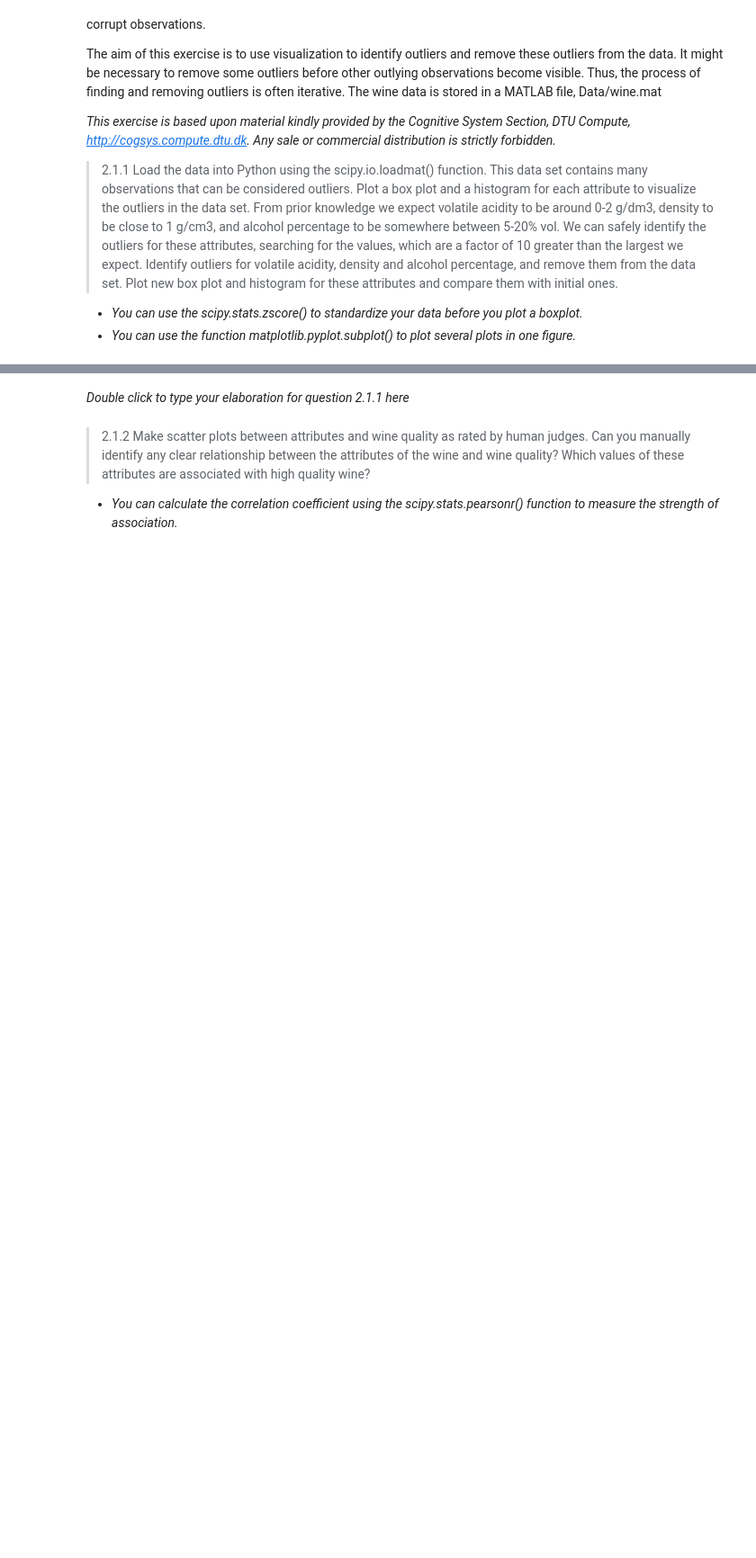
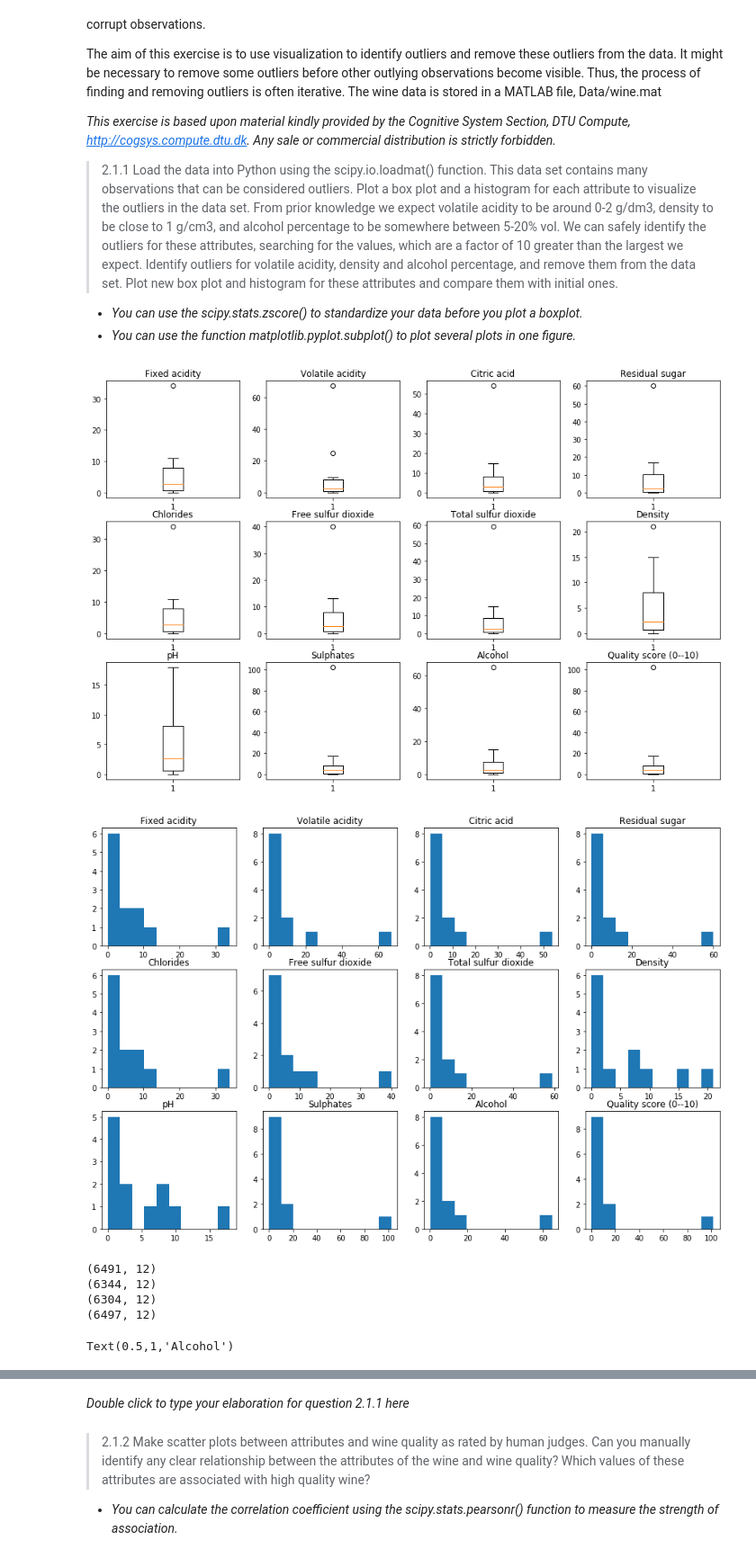
Before and after one commit to obp3ter/Data-Mining, a Jupyter notebook: Assignment_2/Assignment_2.ipynb, the cells around one changed output, grey strips where cells are left out. Shown at 90% size. Drawn from its saved outputs; the diff is of its cells as text; code cells hidden in the pictures; blank space fills up the shorter version.

```diff
--- a/Assignment_2/Assignment_2.ipynb
+++ b/Assignment_2/Assignment_2.ipynb
@@ -55,0 +54,74 @@ http://cogsys.compute.dtu.dk. Any sale or commercial distribution is strictly fo
+# %%
+import numpy as np
+import matplotlib.pyplot as plt
+import matplotlib.cm as cm
+from scipy import io, stats
+data=io.loadmat("Data/wine.mat")
+
+key='X'
+#print(data)
+#adata=scipy.stats.zscore(data[key])
+adata=data[key]
+
+def plot(adata,data):
+    f, axarr = plt.subplots(3,4,figsize=(15,10))
+    for i in range(0,3):
+        for j in range(0,4):
+            axarr[i,j].boxplot(adata[i*4+j,:])
+            axarr[i,j].set_title(data['attributeNames'][0][i*4+j][0])
+
+    f, axarr2 = plt.subplots(3,4,figsize=(15,10))
+    for i in range(0,3):
+        for j in range(0,4):
+            axarr2[i,j].hist(adata[i*4+j,:])
+            axarr2[i,j].set_title(data['attributeNames'][0][i*4+j][0])
+    plt.show()
+plot(adata,data)
+
+mask = adata[:,1]<20
+adata_clean = adata[mask,:]
+print(adata_clean.shape)
+mask = adata_clean[:,7]<10
+adata_clean = adata_clean[mask,:]
+print(adata_clean.shape)
+mask = adata_clean[:,10]<200
+adata_clean = adata_clean[mask,:]
+print(adata_clean.shape)
+
+'''
+adata_clean_first_attr = adata[mask,:]
+
+for i in range(0,adata.shape[0]):
+    if i >= adata.shape[0]:
+        break
+    if adata[i,1]<-20 or adata[i,1]>20:
+        print(i)
+        adata=np.delete(adata,i,axis=0)
+'''
+print(adata.shape)
+
+#plot(adata_clean_first_attr,data)
+
+#print(type(data[key]))
+plt.show()
+f, axarr = plt.subplots(3,2,figsize=(15,10))
+axarr[0,0].boxplot(adata_clean[:,1])
+axarr[0,0].set_title(data['attributeNames'][0][1][0])
+axarr[0,1].hist(adata_clean[:,1])
+axarr[0,1].set_title(data['attributeNames'][0][1][0])
+axarr[1,0].boxplot(adata_clean[:,7])
+axarr[1,0].set_title(data['attributeNames'][0][7][0])
+axarr[1,1].hist(adata_clean[:,7])
+axarr[1,1].set_title(data['attributeNames'][0][7][0])
+axarr[2,0].boxplot(adata_clean[:,10])
+axarr[2,0].set_title(data['attributeNames'][0][10][0])
+axarr[2,1].hist(adata_clean[:,10])
+axarr[2,1].set_title(data['attributeNames'][0][10][0])
+# %% [output]
+[figure, added]
+[figure, added]
+(6491, 12)
+(6344, 12)
+(6304, 12)
+(6497, 12)
+Text(0.5,1,'Alcohol')
```
Also changed, not shown: parts of 7 cells of this notebook.
